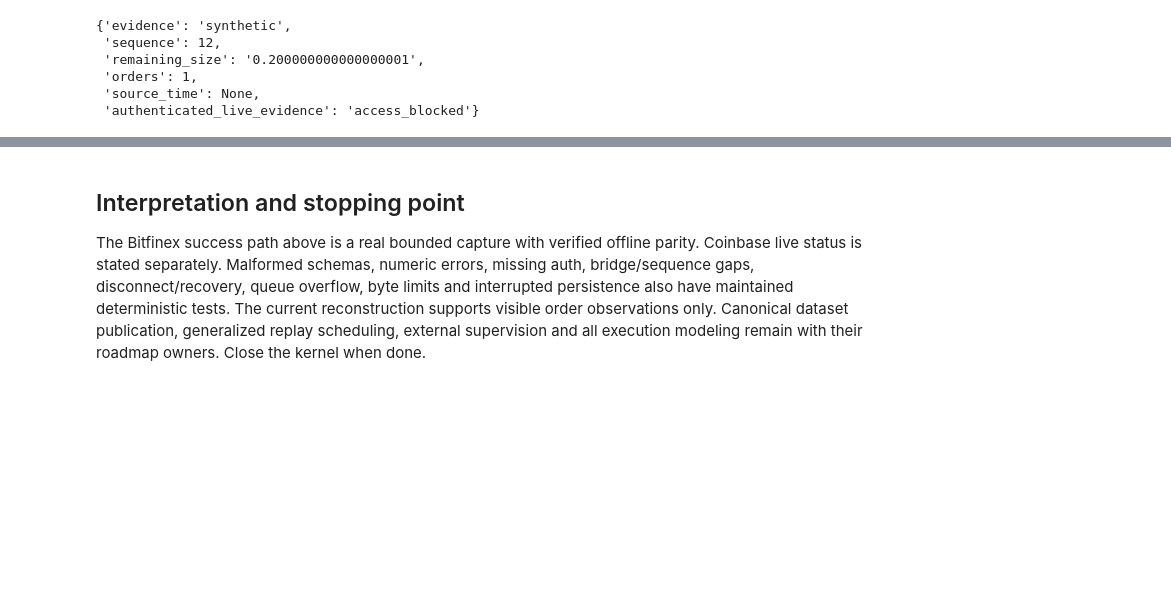
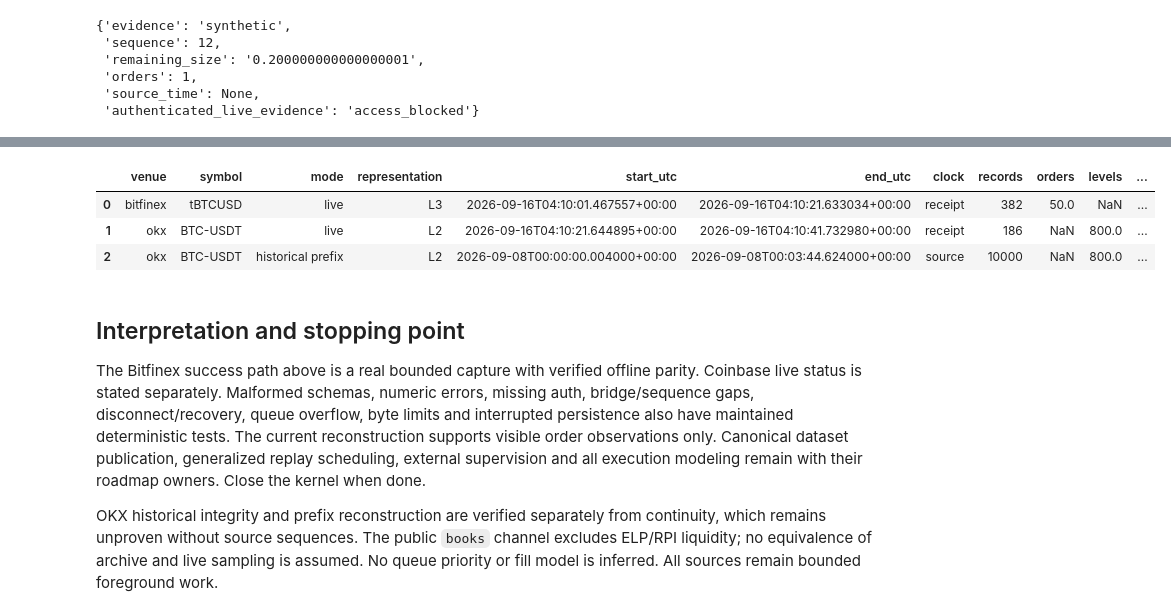
Before and after one commit to lixuanguang/alpha-research-lab-private, a Jupyter notebook: examples/market-data-capture.ipynb, the cells around one changed output, grey strips where cells are left out. Drawn from its saved outputs; the diff is of its cells as text; code cells hidden in the pictures; blank space fills up the shorter version.

```diff
--- a/examples/market-data-capture.ipynb
+++ b/examples/market-data-capture.ipynb
@@ -246,0 +291,11 @@ assert coinbase_book.ready
+# %%
+index = OKXHistoryTransport(okx_history).index()
+url = okx_history.select_url(index)
+print({"utc_day": okx_history.day.isoformat(), "module": 4, "url": url,
+       "compressed_limit": okx_history.max_bytes,
+       "expanded_limit": okx_history.max_expanded_bytes,
+       "replay_record_limit": okx_history.max_records})
+history_result = acquire_history(okx_history, root / "data/okx/history",
+                                 implementation_identity=implementation)
+assert history_result["state_available"]
+history_result
@@ -246,0 +327,10 @@ assert coinbase_book.ready
+# %%
+offline_history = OKXArchiveStore(Path(history_result["archive_directory"])).replay()
+assert offline_history["trace_identity"] == history_result["trace_identity"]
+assert offline_history["book_identity"] == history_result["book_identity"]
+assert offline_history["records"] == history_result["records"]
+assert offline_history["source_sequence"] is None and offline_history["gaps"] is None
+pd.DataFrame([{key: offline_history[key] for key in (
+    "venue", "symbol", "records", "snapshots", "updates", "levels", "depth",
+    "first_source_ms", "last_source_ms", "continuity", "entire_archive_replayed",
+    "stop_reason", "saved_input_identity", "trace_identity")}])
@@ -247,3 +344,26 @@ assert coinbase_book.ready
+# %%
+epoch = datetime(1970, 1, 1, tzinfo=UTC)
+evidence = []
+for result in results:
+    evidence.append({"venue": result["venue"], "symbol": result["symbol"], "mode": "live",
+        "representation": "L2" if result["venue"] == "okx" else "L3",
+        "start_utc": (epoch + timedelta(microseconds=result["started_ns"] // 1000)).isoformat(),
+        "end_utc": (epoch + timedelta(microseconds=result["finished_ns"] // 1000)).isoformat(),
+        "clock": "receipt", "records": result["messages"], "orders": result["orders"],
+        "levels": result.get("levels"), "depth": result["depth"], "gaps": result["gaps"],
+        "saved_input_sha256": result["saved_input_identity"]})
+evidence.append({"venue": "okx", "symbol": okx_history.symbol, "mode": "historical prefix",
+    "representation": "L2", "clock": "source", "records": offline_history["records"],
+    "start_utc": (epoch + timedelta(milliseconds=int(offline_history["first_source_ms"]))).isoformat(),
+    "end_utc": (epoch + timedelta(milliseconds=int(offline_history["last_source_ms"]))).isoformat(),
+    "orders": None, "levels": offline_history["levels"], "depth": 400, "gaps": None,
+    "saved_input_sha256": offline_history["saved_input_identity"]})
+pd.DataFrame(evidence)
+# %% [output]
+|  | venue | symbol | mode | representation | start_utc | end_utc | clock | records | orders | levels | ... |
+| 0 | bitfinex | tBTCUSD | live | L3 | 2026-09-16T04:10:01.467557+00:00 | 2026-09-16T04:10:21.633034+00:00 | receipt | 382 | 50.0 | NaN | ... |
+| 1 | okx | BTC-USDT | live | L2 | 2026-09-16T04:10:21.644895+00:00 | 2026-09-16T04:10:41.732980+00:00 | receipt | 186 | NaN | 800.0 | ... |
+| 2 | okx | BTC-USDT | historical prefix | L2 | 2026-09-08T00:00:00.004000+00:00 | 2026-09-08T00:03:44.624000+00:00 | source | 10000 | NaN | 800.0 | ... |
 # %% [markdown]
 ## Interpretation and stopping point
 
@@ -254,3 +374,5 @@ byte limits and interrupted persistence also have maintained deterministic tests
 The current reconstruction supports visible order observations only. Canonical
 dataset publication, generalized replay scheduling, external supervision and all
 execution modeling remain with their roadmap owners. Close the kernel when done.
+
+OKX historical integrity and prefix reconstruction are verified separately from continuity, which remains unproven without source sequences. The public `books` channel excludes ELP/RPI liquidity; no equivalence of archive and live sampling is assumed. No queue priority or fill model is inferred. All sources remain bounded foreground work.
```
Also changed, not shown: parts of 16 cells of this notebook, 8 other files.
